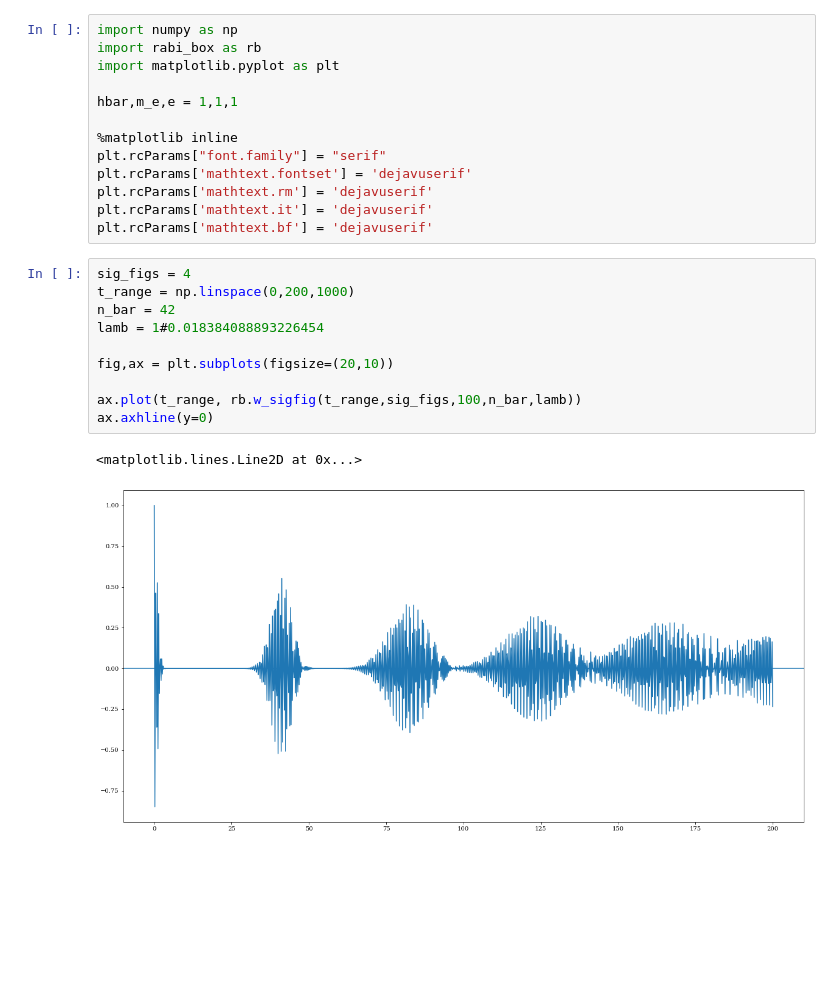
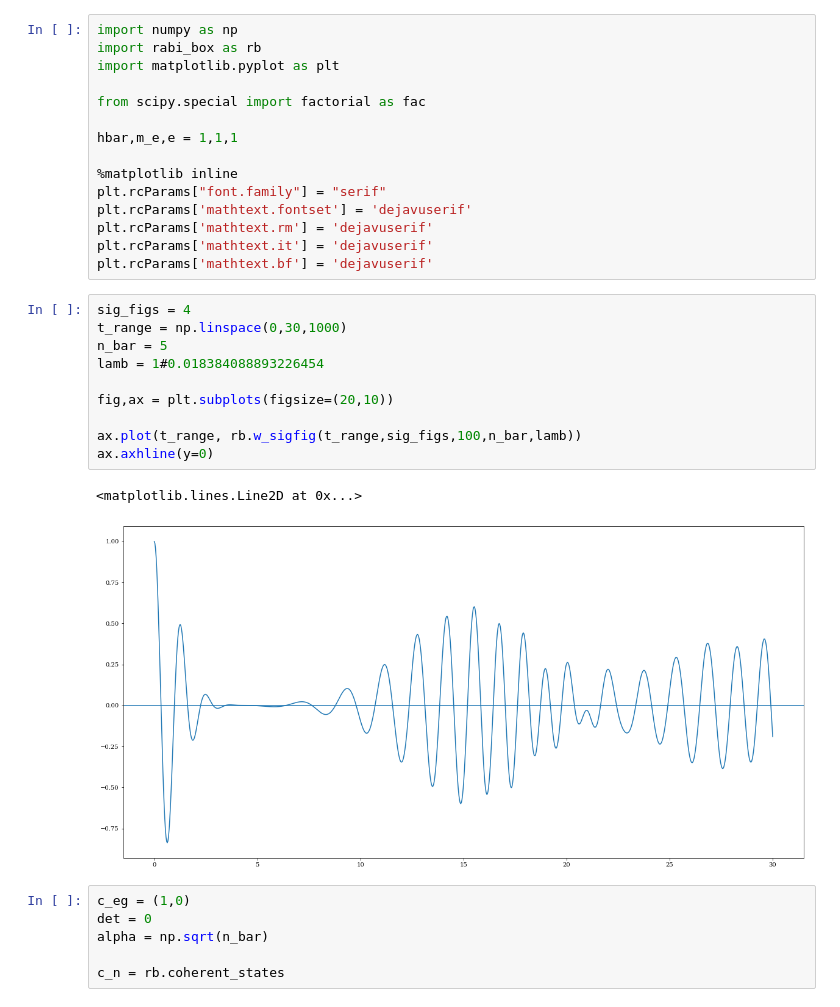
Before and after one commit to Jumarulanda/GFAM-JI, a Jupyter notebook: stg_0/con_inv.ipynb, the cells around one changed output. Drawn from its saved outputs; the diff is of its cells as text; blank space fills up the shorter version.

```diff
--- a/stg_0/con_inv.ipynb
+++ b/stg_0/con_inv.ipynb
@@ -2,6 +2,8 @@
 import numpy as np
 import rabi_box as rb
 import matplotlib.pyplot as plt
+
+from scipy.special import factorial as fac
 
 hbar,m_e,e = 1,1,1
 
@@ -13,14 +15,20 @@ plt.rcParams['mathtext.it'] = 'dejavuserif'
 plt.rcParams['mathtext.bf'] = 'dejavuserif'
 # %%
 sig_figs = 4
-t_range = np.linspace(0,200,1000)
-n_bar = 42
+t_range = np.linspace(0,30,1000)
+n_bar = 5
 lamb = 1#0.018384088893226454
 
 fig,ax = plt.subplots(figsize=(20,10))
 
 ax.plot(t_range, rb.w_sigfig(t_range,sig_figs,100,n_bar,lamb))
 ax.axhline(y=0)
 # %% [output]
 <matplotlib.lines.Line2D at 0x...>
-[figure, old version]
+[figure, new version]
+# %%
+c_eg = (1,0)
+det = 0
+alpha = np.sqrt(n_bar)
+
+c_n = rb.coherent_states
```
Also changed, not shown: parts of 8 cells of this notebook, 1 other file.
